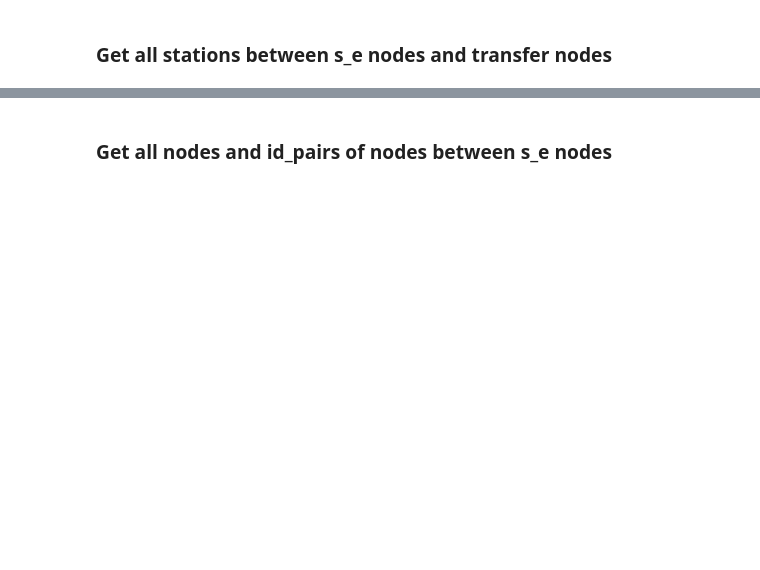
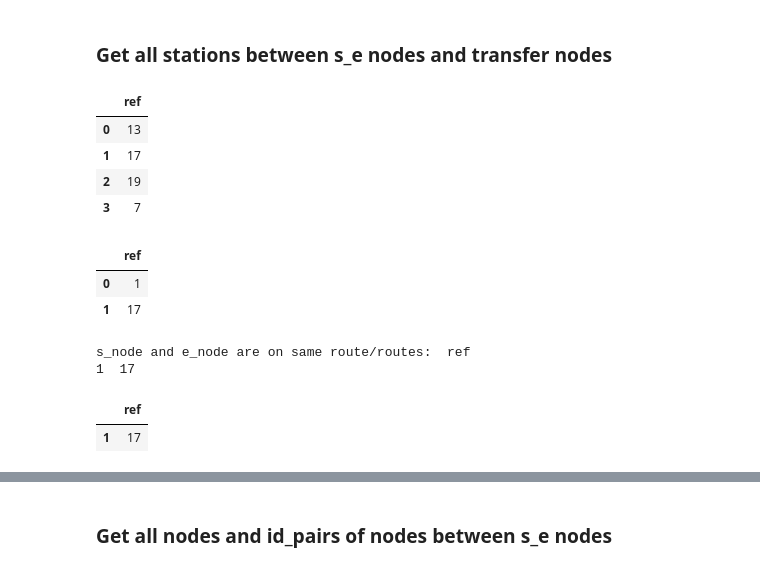
Before and after one commit to SYuGao/uvmt, a Jupyter notebook: notebooks/transfer1_tram_amsterdam.ipynb, the cells around one changed output, grey strips where cells are left out. Saved outputs shown, nothing was run; the diff lists cells and outputs as text; code cells hidden in the pictures; blank space fills up the shorter version.

```diff
--- a/notebooks/transfer1_tram_amsterdam.ipynb
+++ b/notebooks/transfer1_tram_amsterdam.ipynb
@@ -407,3 +293,27 @@ e_node_on_route_gdf
 # %% [markdown]
 ### Get all stations between s_e nodes and transfer nodes
+# %%
+s_on_route_ref,t_on_route_ref = s_e_on_route_ref(start_node, t_station_node)
+# %%
+t_on_route_ref
+# %% [output]
+|  | ref |
+| 0 | 13 |
+| 1 | 17 |
+| 2 | 19 |
+| 3 | 7 |
+# %%
+s_on_route_ref
+# %% [output]
+|  | ref |
+| 0 | 1 |
+| 1 | 17 |
+# %%
+s_t_same_routes_df = s_e_same_routes(s_on_route_ref,t_on_route_ref)
+s_t_same_routes_df
+# %% [output]
+s_node and e_node are on same route/routes:  ref
+1  17
+|  | ref |
+| 1 | 17 |
 # %%
```
Also changed, not shown: parts of 35 cells of this notebook, 16 other files.
